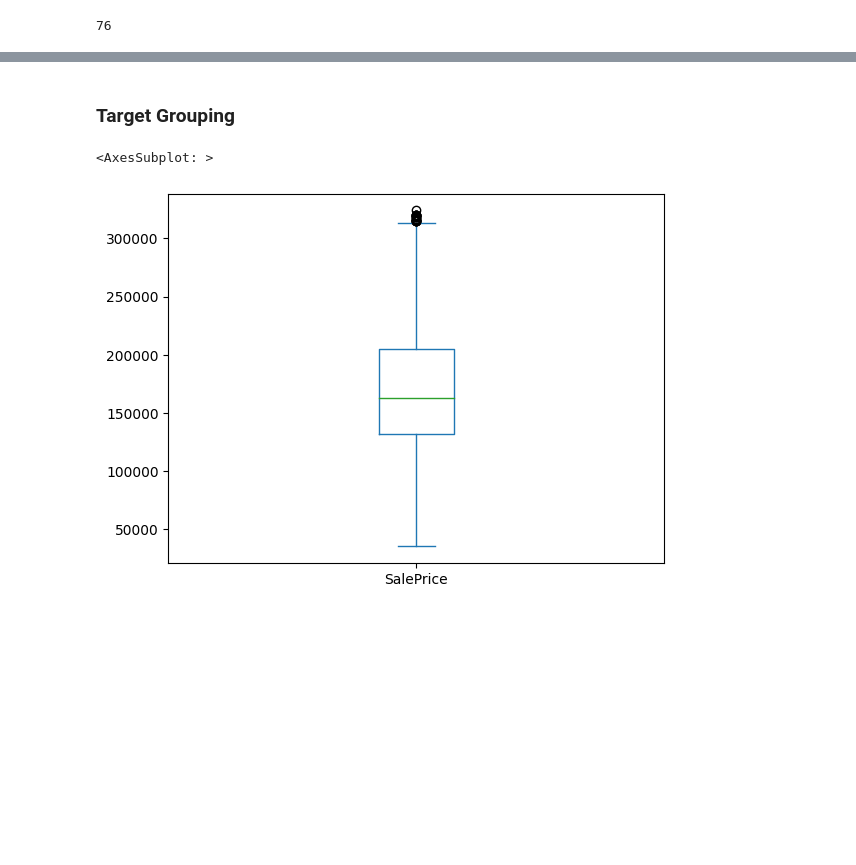
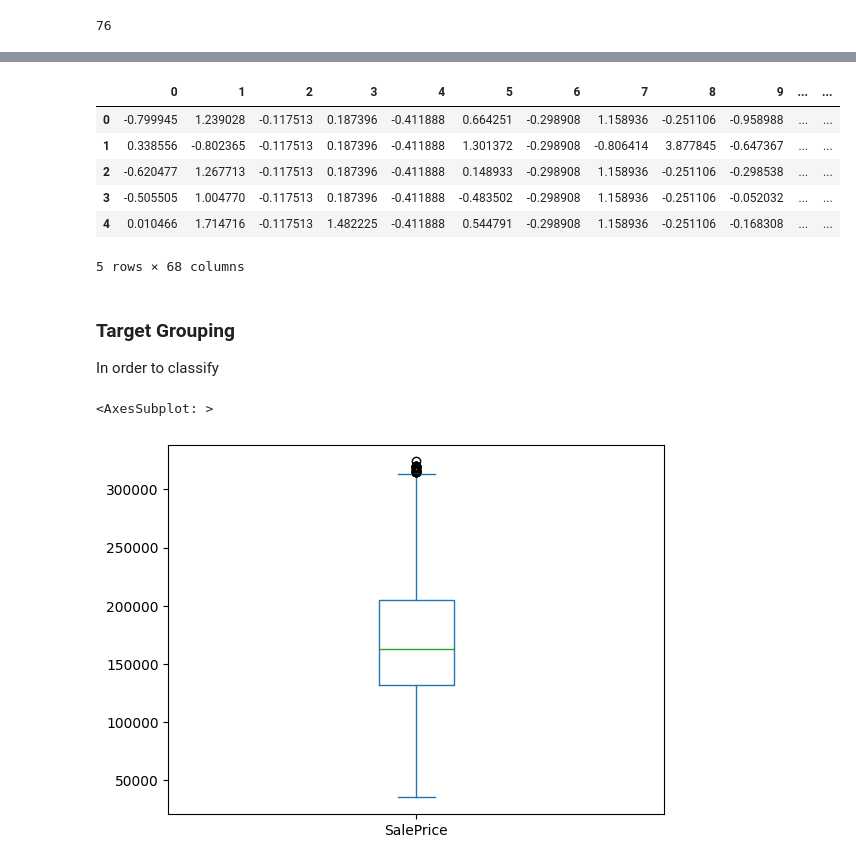
Before and after one commit to yousefmrashad/housing-classification, a Jupyter notebook: housing_prices_classification.ipynb, the cells around one changed output, grey strips where cells are left out. Saved outputs shown, nothing was run; the diff lists cells and outputs as text; code cells hidden in the pictures; blank space fills up the shorter version.

```diff
--- a/housing_prices_classification.ipynb
+++ b/housing_prices_classification.ipynb
@@ -137,8 +178,22 @@ y = df["SalePrice"]
 # %%
+#Import StandardScaler
 from sklearn.preprocessing import StandardScaler
+
+#Scale X
 x = StandardScaler().fit_transform(x)
+
+pd.DataFrame(x).head()
+# %% [output]
+|  | 0 | 1 | 2 | 3 | 4 | 5 | 6 | 7 | 8 | 9 | ... | ... |
+| 0 | -0.799945 | 1.239028 | -0.117513 | 0.187396 | -0.411888 | 0.664251 | -0.298908 | 1.158936 | -0.251106 | -0.958988 | ... | ... |
+| 1 | 0.338556 | -0.802365 | -0.117513 | 0.187396 | -0.411888 | 1.301372 | -0.298908 | -0.806414 | 3.877845 | -0.647367 | ... | ... |
+| 2 | -0.620477 | 1.267713 | -0.117513 | 0.187396 | -0.411888 | 0.148933 | -0.298908 | 1.158936 | -0.251106 | -0.298538 | ... | ... |
+| 3 | -0.505505 | 1.004770 | -0.117513 | 0.187396 | -0.411888 | -0.483502 | -0.298908 | 1.158936 | -0.251106 | -0.052032 | ... | ... |
+| 4 | 0.010466 | 1.714716 | -0.117513 | 1.482225 | -0.411888 | 0.544791 | -0.298908 | 1.158936 | -0.251106 | -0.168308 | ... | ... |
+5 rows × 68 columns
 # %% [markdown]
 ### Target Grouping
+In order to classify
 # %%
 y.plot(kind="box")
 # %% [output]
```
Also changed, not shown: parts of 45 cells of this notebook, 1 other file.
